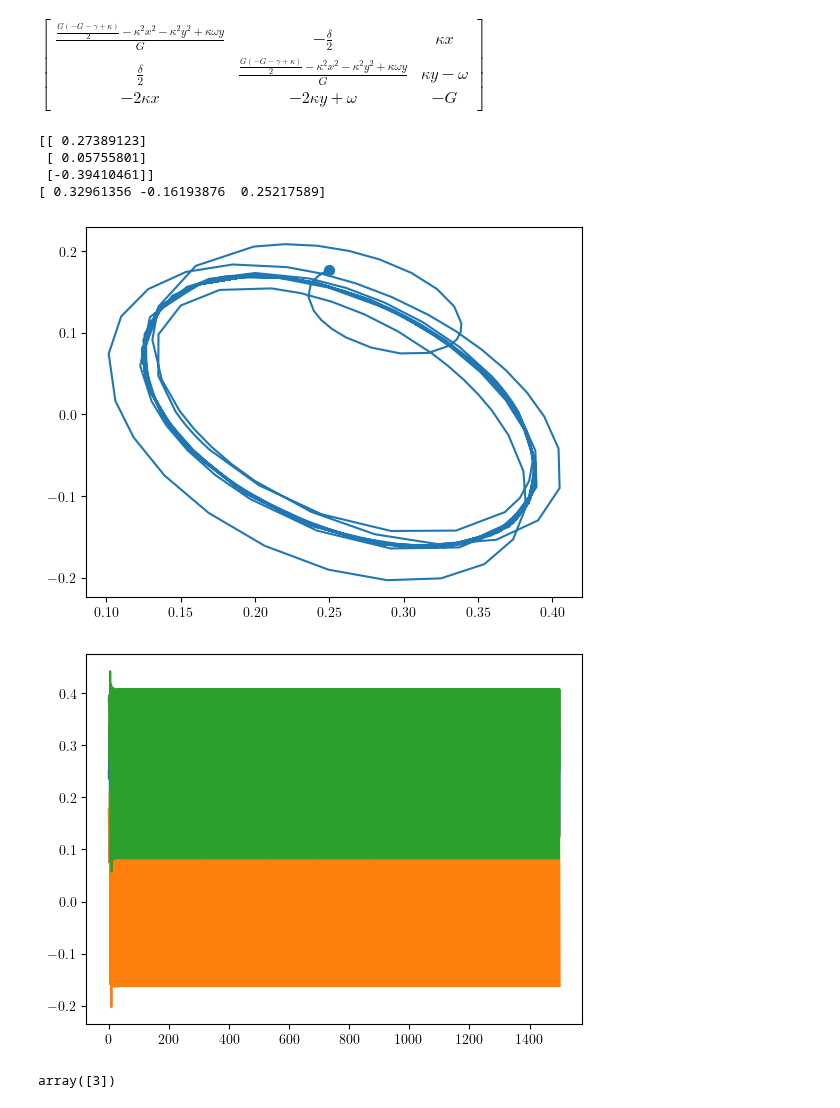
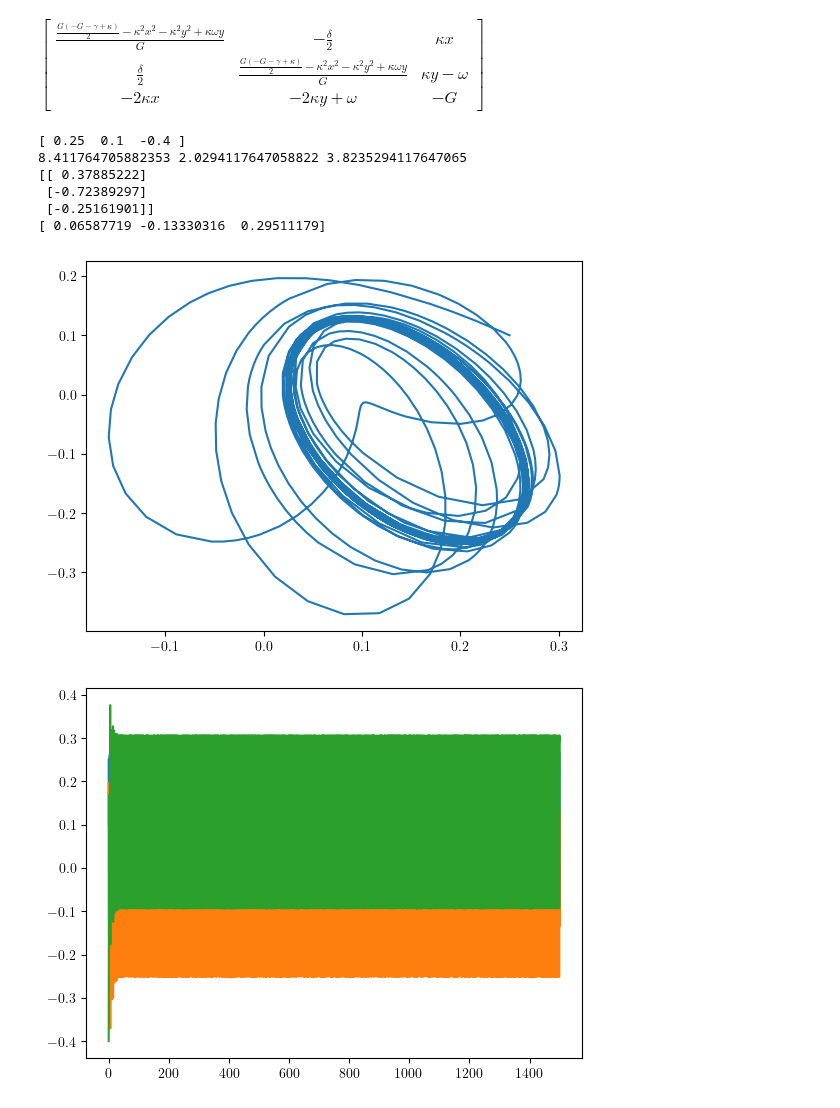
Before and after one commit to ChriGomm/Bachelor_sympy, a Jupyter notebook: delta.ipynb, the cells around one changed output. Drawn from its saved outputs; the diff is of its cells as text; code cells hidden in the pictures.

```diff
--- a/delta.ipynb
+++ b/delta.ipynb
@@ -803 +909,8 @@ for reps in range(10):
 ... (8 outputs left out)
+# %%
+
+for i in range(2):
+    diff = int(1-2*i)
+    print(k[17+2*diff],w[17+diff],d[17])
+    print(k[17],w[17+diff],d[17])
+    print(k[17],w[17],d[17+diff])
@@ -1070,47 +1306,48 @@ for ik, kval in enumerate(k):
             if solution_number[ik,iw,id]>0:
                 sol_index.append([ik,iw,id,int(solution_number[ik,iw,id])])
 # %%
-# jk, jw,jd, solnumb = sol_index[-4]
-# kval, wval, dval = k[jk], w[jw], d[jd]
+jk, jw,jd = 28,7,30
+kval, wval, dval = k[jk], w[jw], d[jd]
 
-params = "3.3823529411764706 1.1470588235294117 2.3529411764705888"
-params=params.split()
-params = [float(p) for p in params]
-kval,wval,dval = params
+# params = "3.3823529411764706 1.1470588235294117 2.3529411764705888"
+# params = "5.235294117647059 2.3235294117647056 4.117647058823529"
+# params=params.split()
+# params = [float(p) for p in params]
+# kval,wval,dval = params
 if dval>=0:
     s=1
     yofx = y1ofx
 else:
     s=2
     yofx = y2ofx
 plt.figure()
 sol = 0.25
 y = yofx(sol,wval,kval,dval,Gam,sgam)
 z= m_z(sol,y,wval,kval,Gam)
 plt.scatter(sol,y,s=50)
-mstart = np.array([sol,y,z])
+# mstart = np.array([sol,y,z])
+mstart = np.array([sol,0.1,-0.4])
+print(mstart)
+print(kval,wval,dval)
 # print(gl_np(0,mstart,wval,kval,dval,Gam,sgam))
 arguments = wval,kval, dval, Gam, sgam
 traj = solve_ivp(gl_np,(0,1500),mstart,'LSODA',args=arguments)
 mend = np.array([traj.y[0][-1],traj.y[1][-1],traj.y[2][-1]])
 print(gl_np(0,mend,wval,kval,dval,Gam,sgam))
 print(mend)
 plt.plot(traj.y[0],traj.y[1])
 plt.show()
 plt.figure()
 plt.plot(traj.t,traj.y[0])
 plt.plot(traj.t,traj.y[1])
 plt.plot(traj.t,traj.y[2])
 plt.show()
 # %% [output]
-[[ 0.27389123]
- [ 0.05755801]
- [-0.39410461]]
-[ 0.32961356 -0.16193876  0.25217589]
+[ 0.25  0.1  -0.4 ]
+8.411764705882353 2.0294117647058822 3.8235294117647065
+[[ 0.37885222]
+ [-0.72389297]
+ [-0.25161901]]
+[ 0.06587719 -0.13330316  0.29511179]
-[figure, old version]
+[figure, new version]
-[figure, old version]
+[figure, new version]
-# %%
-a  = np.array([1,2,3])
-a[2:5]
-# %% [output]
-array([3])
```
Also changed, not shown: parts of 8 cells of this notebook.
